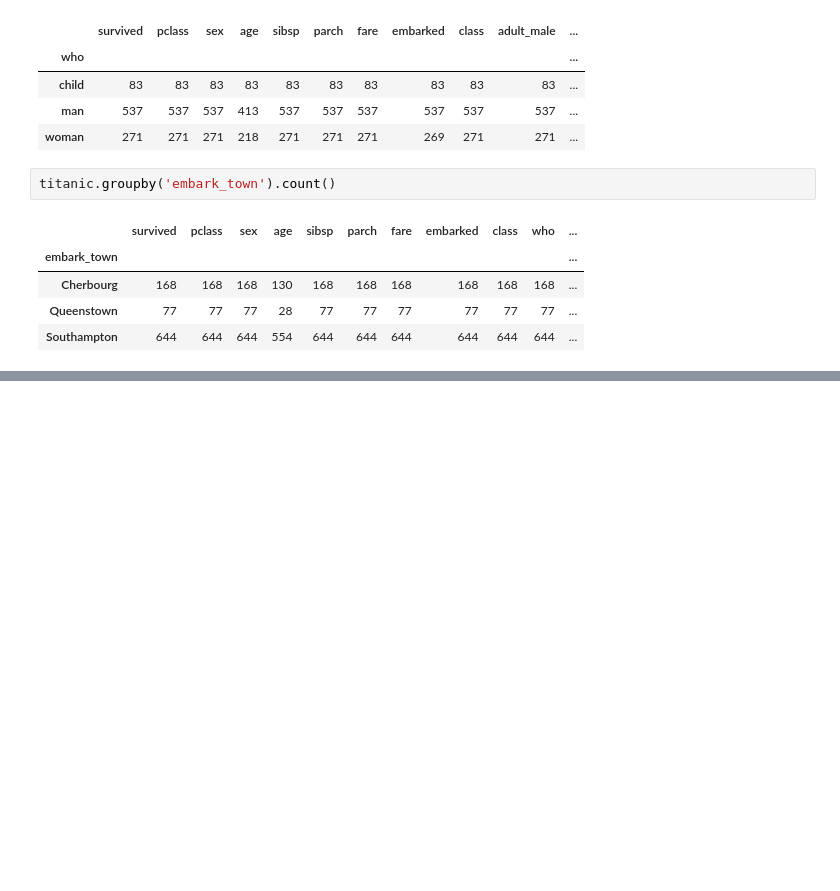
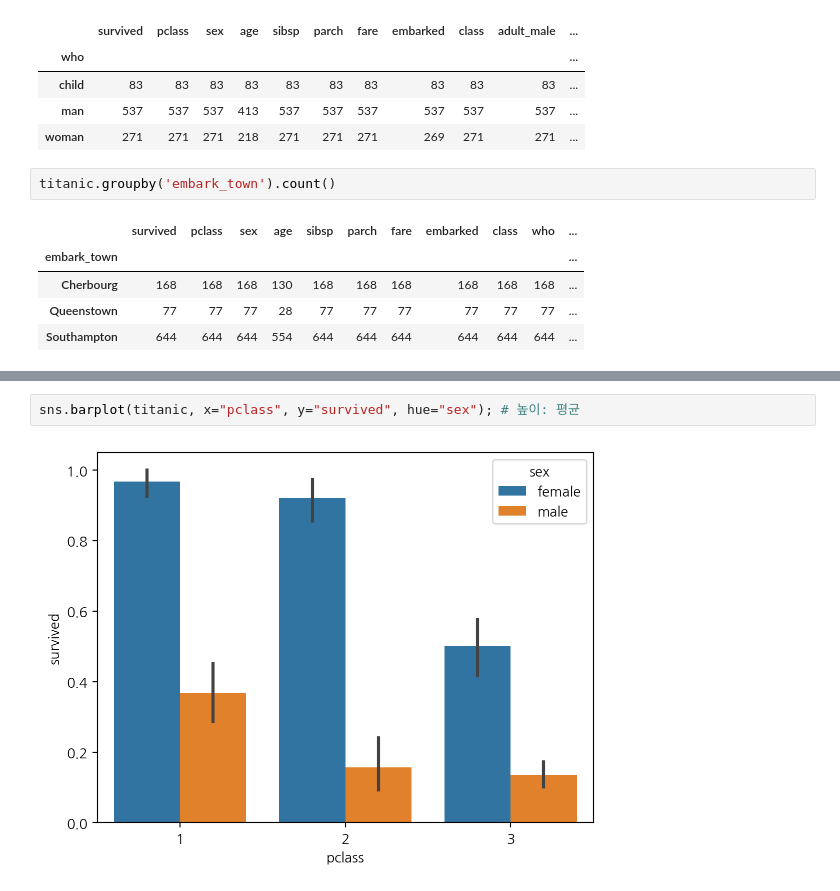
Before and after one commit to ai7dnn/2024-1-my-BDA, a Jupyter notebook: inclass/02w_0319_tue_dataframe_basic.ipynb, the cells around one changed output, grey strips where cells are left out. Cells and saved outputs as stored; diff of their text form; blank space fills up the shorter version.

```diff
--- a/inclass/02w_0319_tue_dataframe_basic.ipynb
+++ b/inclass/02w_0319_tue_dataframe_basic.ipynb
@@ -290,0 +317,4 @@ titanic.groupby('embark_town').count()
+# %%
+sns.barplot(titanic, x="pclass", y="survived", hue="sex"); # 높이: 평균
+# %% [output]
+[figure, added]
```
Also changed, not shown: parts of 60 cells of this notebook.
